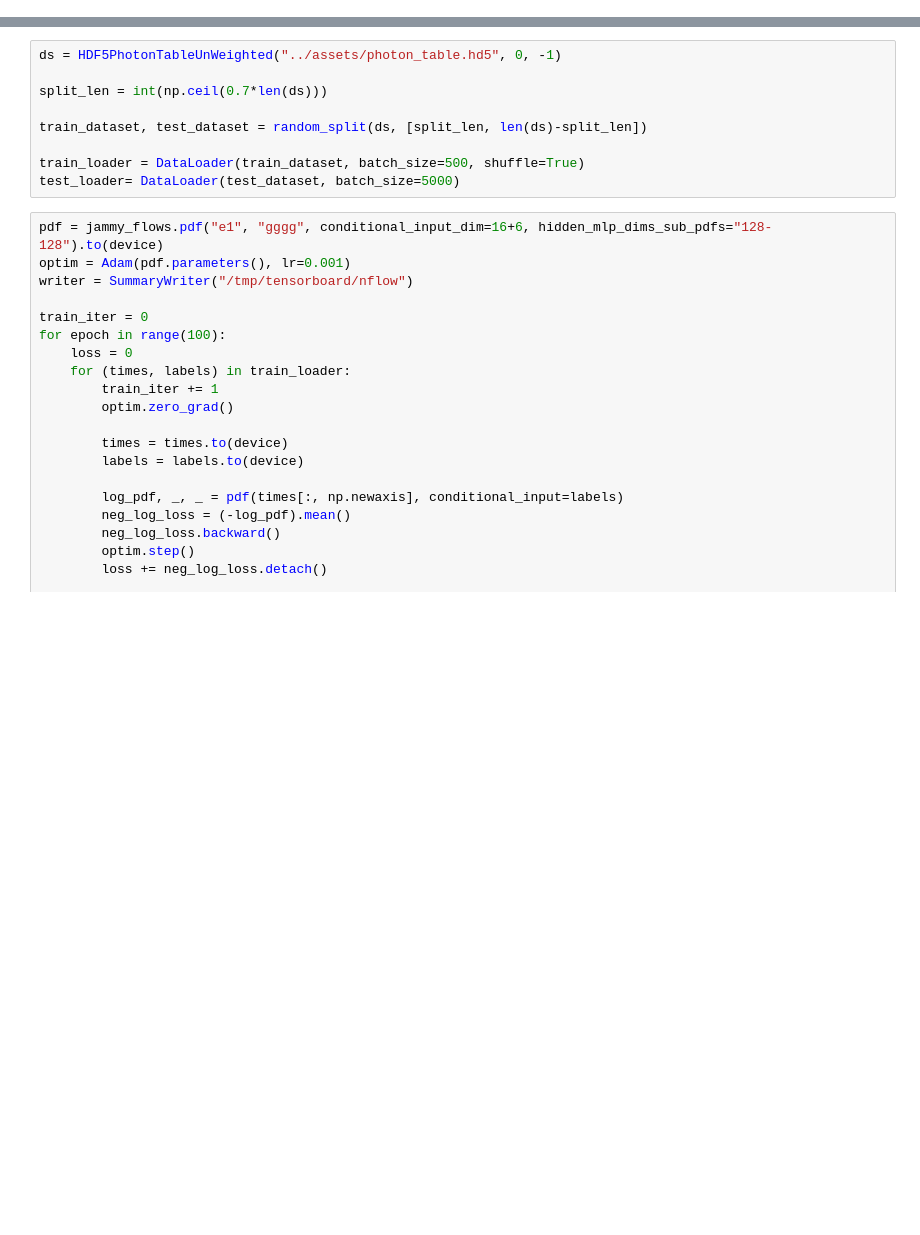
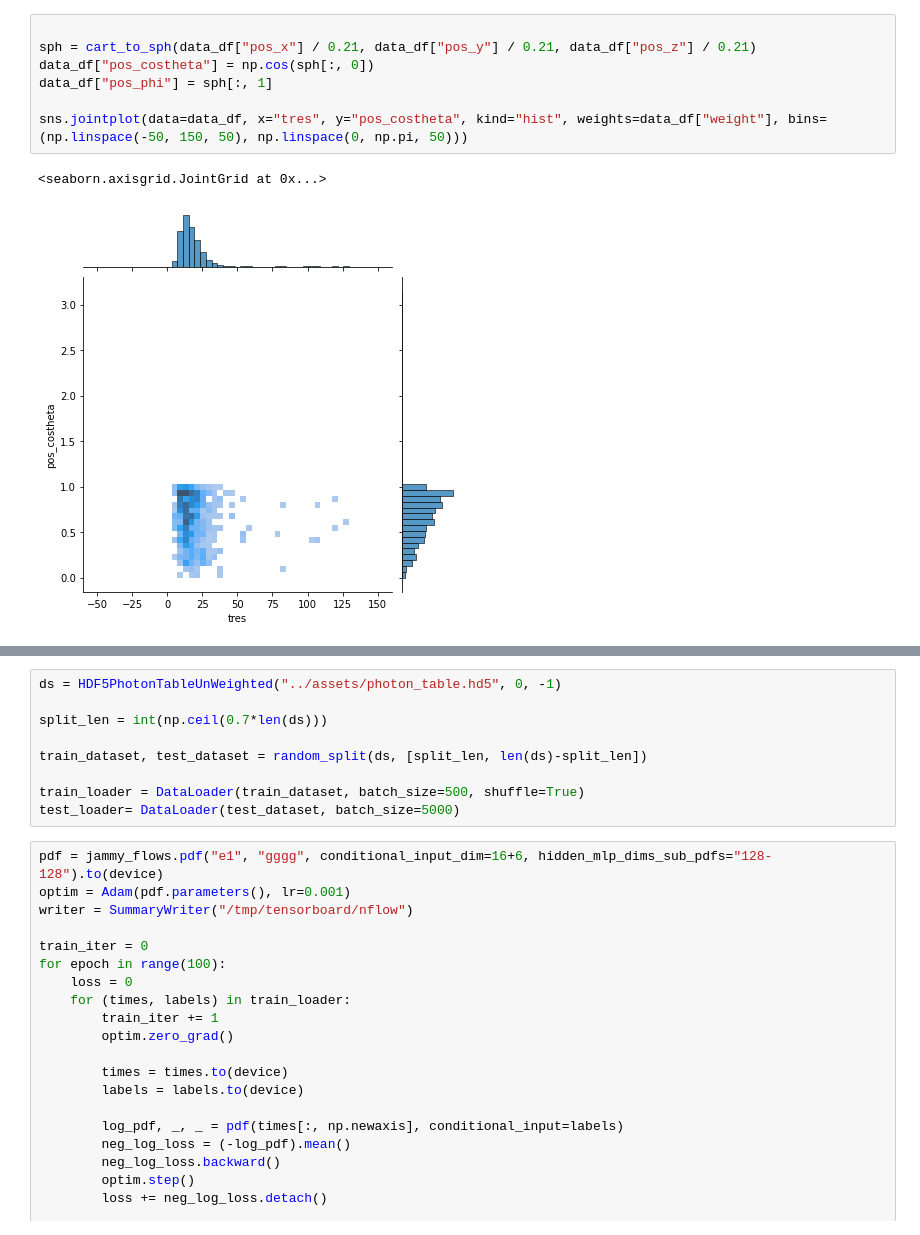
Before and after one commit to chrhck/NeutrinoTelescopes, a Jupyter notebook: notebooks/fit_normalizing_flow.ipynb, the cells around one changed output, grey strips where cells are left out. Cells and saved outputs as stored; diff of their text form; blank space fills up the shorter version.

```diff
--- a/notebooks/fit_normalizing_flow.ipynb
+++ b/notebooks/fit_normalizing_flow.ipynb
@@ -187,0 +376,10 @@ def read_table_hdf_unweighted(fname, ix):
+# %%
+
+sph = cart_to_sph(data_df["pos_x"] / 0.21, data_df["pos_y"] / 0.21, data_df["pos_z"] / 0.21)
+data_df["pos_costheta"] = np.cos(sph[:, 0])
+data_df["pos_phi"] = sph[:, 1]
+
+sns.jointplot(data=data_df, x="tres", y="pos_costheta", kind="hist", weights=data_df["weight"], bins=(np.linspace(-50, 150, 50), np.linspace(0, np.pi, 50)))
+# %% [output]
+<seaborn.axisgrid.JointGrid at 0x...>
+[figure, added]
```
Also changed, not shown: parts of 14 cells of this notebook, 3 other files.
